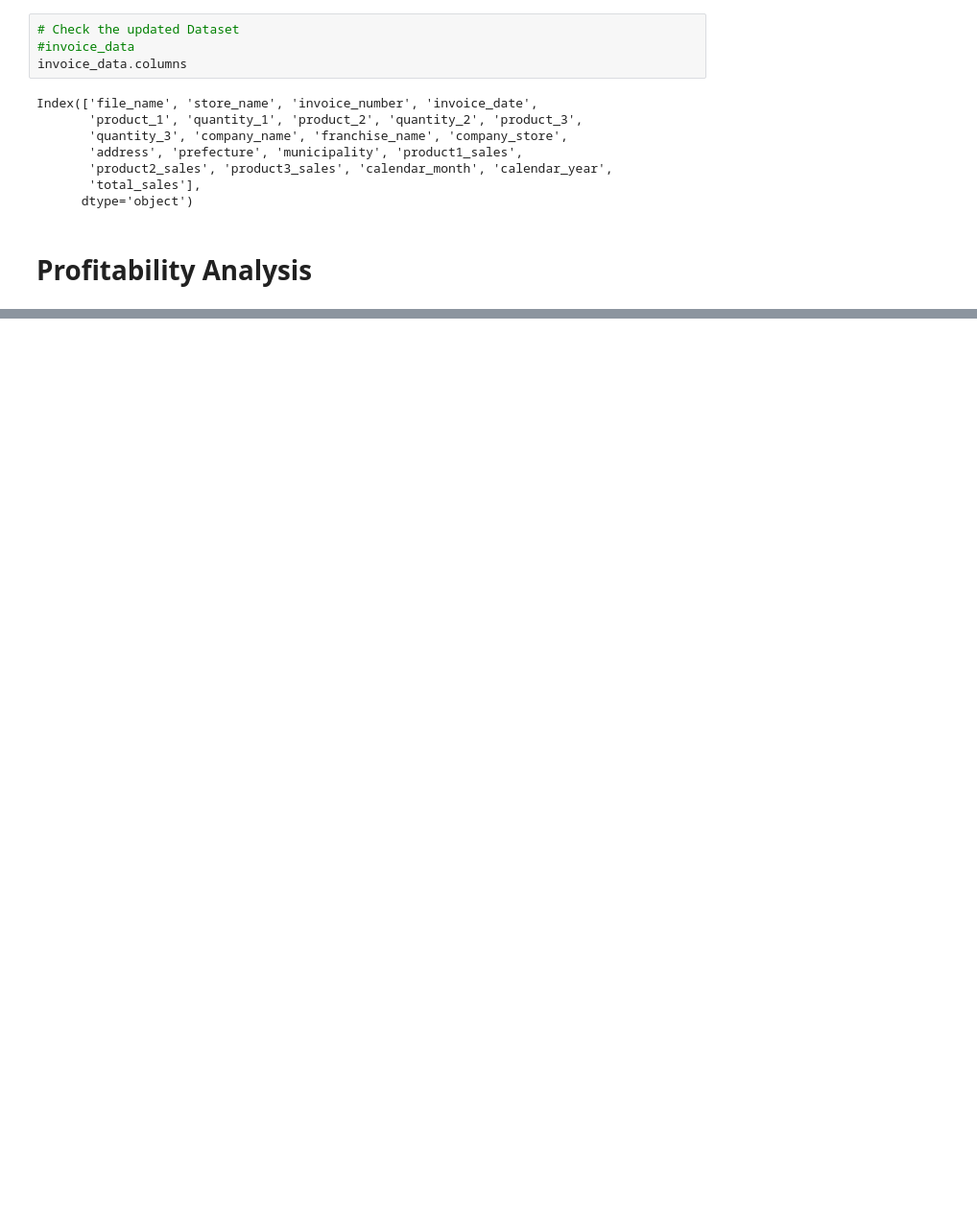
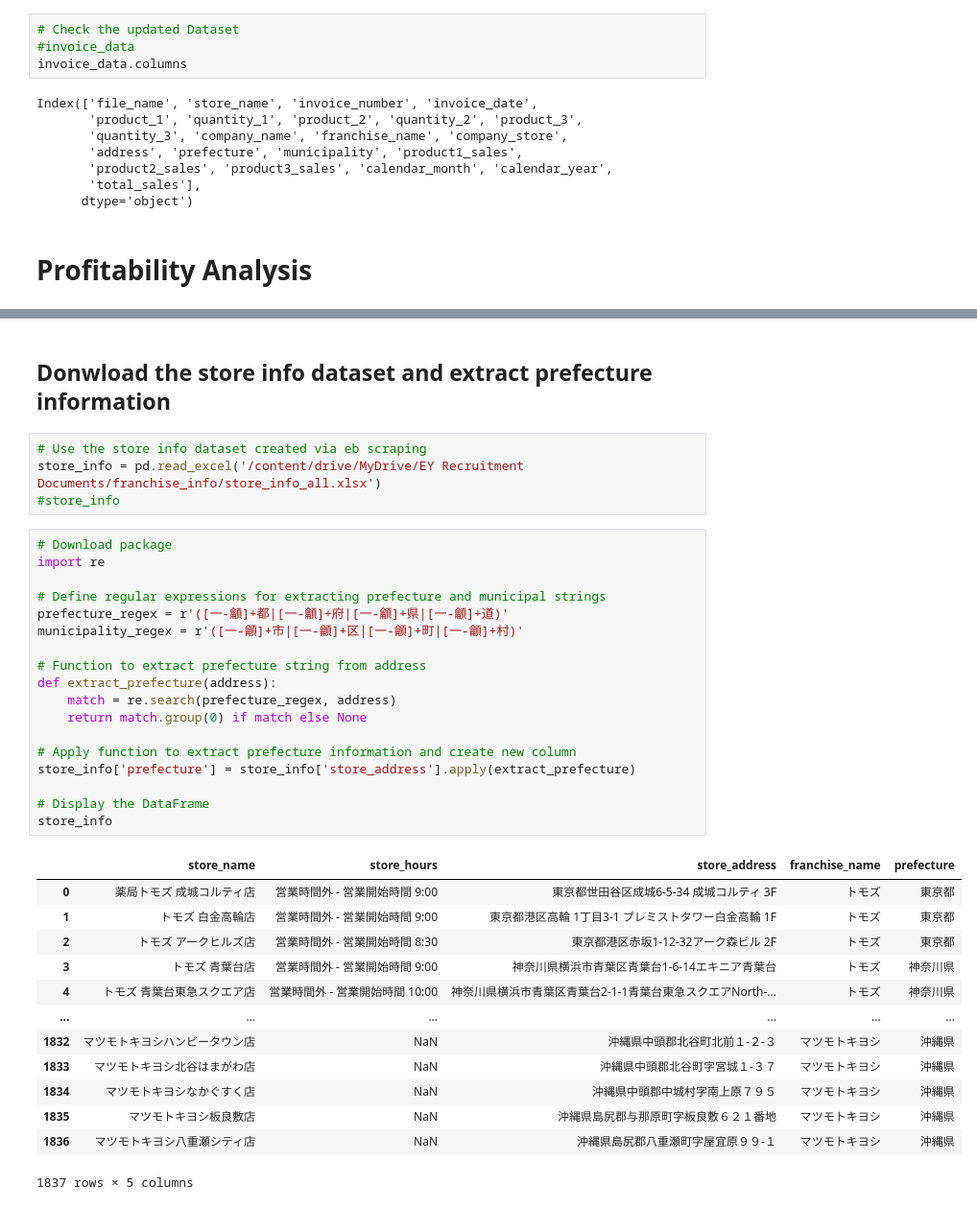
Before and after one commit to Kensuzuki95/EY_Assignment, a Jupyter notebook: Assignment_Analysis.ipynb, the cells around one changed output, grey strips where cells are left out. Shown: that part at 96% size. Saved outputs shown, nothing was run; the diff lists cells and outputs as text; blank space fills up the shorter version.

```diff
--- a/Assignment_Analysis.ipynb
+++ b/Assignment_Analysis.ipynb
@@ -407,0 +633,38 @@ Index(['file_name', 'store_name', 'invoice_number', 'invoice_date',
+# %% [markdown]
+## Donwload the store info dataset and extract prefecture information
+# %%
+# Use the store info dataset created via eb scraping
+store_info = pd.read_excel('/content/drive/MyDrive/EY Recruitment Documents/franchise_info/store_info_all.xlsx')
+#store_info
+# %%
+# Download package
+import re
+
+# Define regular expressions for extracting prefecture and municipal strings
+prefecture_regex = r'([一-龥]+都|[一-龥]+府|[一-龥]+県|[一-龥]+道)'
+municipality_regex = r'([一-龥]+市|[一-龥]+区|[一-龥]+町|[一-龥]+村)'
+
+# Function to extract prefecture string from address
+def extract_prefecture(address):
+    match = re.search(prefecture_regex, address)
+    return match.group(0) if match else None
+
+# Apply function to extract prefecture information and create new column
+store_info['prefecture'] = store_info['store_address'].apply(extract_prefecture)
+
+# Display the DataFrame
+store_info
+# %% [output]
+|  | store_name | store_hours | store_address | franchise_name | prefecture |
+| 0 | 薬局トモズ 成城コルティ店 | 営業時間外 - 営業開始時間 9:00 | 東京都世田谷区成城6-5-34 成城コルティ 3F | トモズ | 東京都 |
+| 1 | トモズ 白金高輪店 | 営業時間外 - 営業開始時間 9:00 | 東京都港区高輪 1丁目3-1 プレミストタワー白金高輪 1F | トモズ | 東京都 |
+| 2 | トモズ アークヒルズ店 | 営業時間外 - 営業開始時間 8:30 | 東京都港区赤坂1-12-32アーク森ビル 2F | トモズ | 東京都 |
+| 3 | トモズ 青葉台店 | 営業時間外 - 営業開始時間 9:00 | 神奈川県横浜市青葉区青葉台1-6-14エキニア青葉台 | トモズ | 神奈川県 |
+| 4 | トモズ 青葉台東急スクエア店 | 営業時間外 - 営業開始時間 10:00 | 神奈川県横浜市青葉区青葉台2-1-1青葉台東急スクエアNorth-... | トモズ | 神奈川県 |
+| ... | ... | ... | ... | ... | ... |
+| 1832 | マツモトキヨシハンビータウン店 | NaN | 沖縄県中頭郡北谷町北前１-２-３ | マツモトキヨシ | 沖縄県 |
+| 1833 | マツモトキヨシ北谷はまがわ店 | NaN | 沖縄県中頭郡北谷町字宮城１-３７ | マツモトキヨシ | 沖縄県 |
+| 1834 | マツモトキヨシなかぐすく店 | NaN | 沖縄県中頭郡中城村字南上原７９５ | マツモトキヨシ | 沖縄県 |
+| 1835 | マツモトキヨシ板良敷店 | NaN | 沖縄県島尻郡与那原町字板良敷６２１番地 | マツモトキヨシ | 沖縄県 |
+| 1836 | マツモトキヨシ八重瀬シティ店 | NaN | 沖縄県島尻郡八重瀬町字屋宜原９９-１ | マツモトキヨシ | 沖縄県 |
+1837 rows × 5 columns
```
Also changed, not shown: parts of 34 cells of this notebook.
